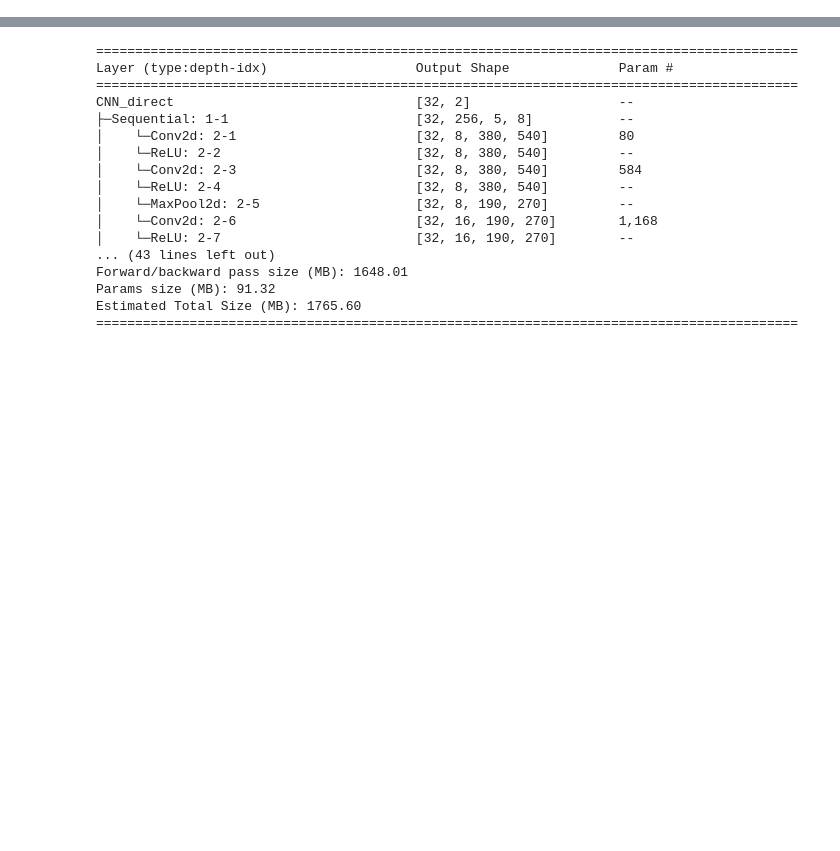
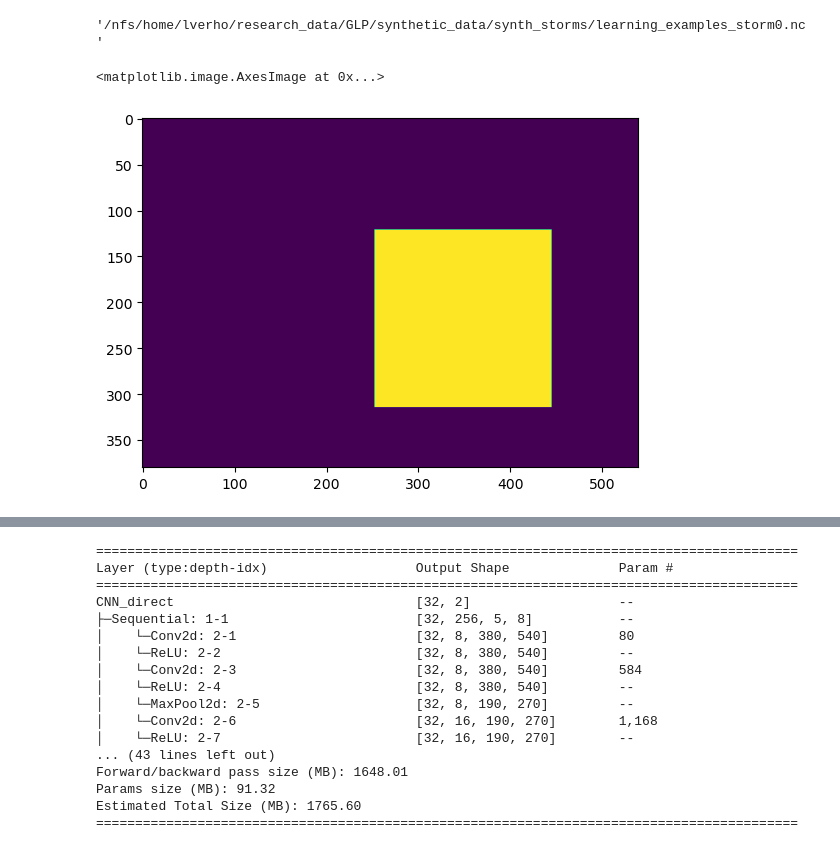
Before and after one commit to zyjux/glp, a Jupyter notebook: glp_ri/RI_testing_dev.ipynb, the cells around one changed output, grey strips where cells are left out. Saved outputs shown, nothing was run; the diff lists cells and outputs as text; code cells hidden in the pictures; blank space fills up the shorter version.

```diff
--- a/glp_ri/RI_testing_dev.ipynb
+++ b/glp_ri/RI_testing_dev.ipynb
@@ -19,0 +23,14 @@ cnn_valid_dataloader = DataLoader(cnn_valid_ds, num_workers=1, batch_size=batch_
+# %%
+find_file(DATA_DIR, 'storm0')
+# %% [output]
+'/nfs/home/lverho/research_data/GLP/synthetic_data/synth_storms/learning_examples_storm0.nc'
+# %%
+ds = xr.open_dataset(find_file(DATA_DIR, 'storm100'))
+# %%
+X_raw = ds.sel(satellite_valid_time_unix_sec=9)
+X = torch.tensor(X_raw.satellite_predictors_gridded.values.astype(np.float32))
+# %%
+plt.imshow(X)
+# %% [output]
+<matplotlib.image.AxesImage at 0x...>
+[figure, added]
```
Also changed, not shown: parts of 9 cells of this notebook, 8 other files.
